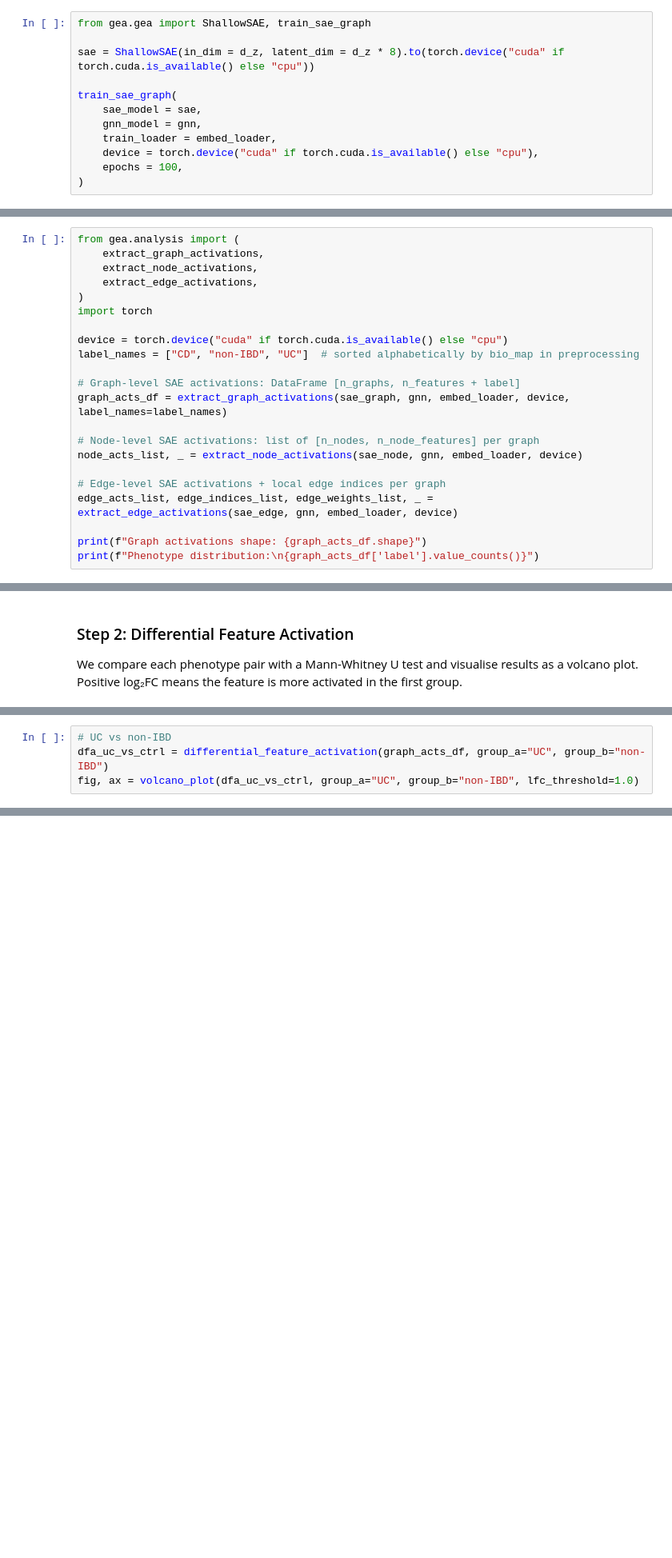
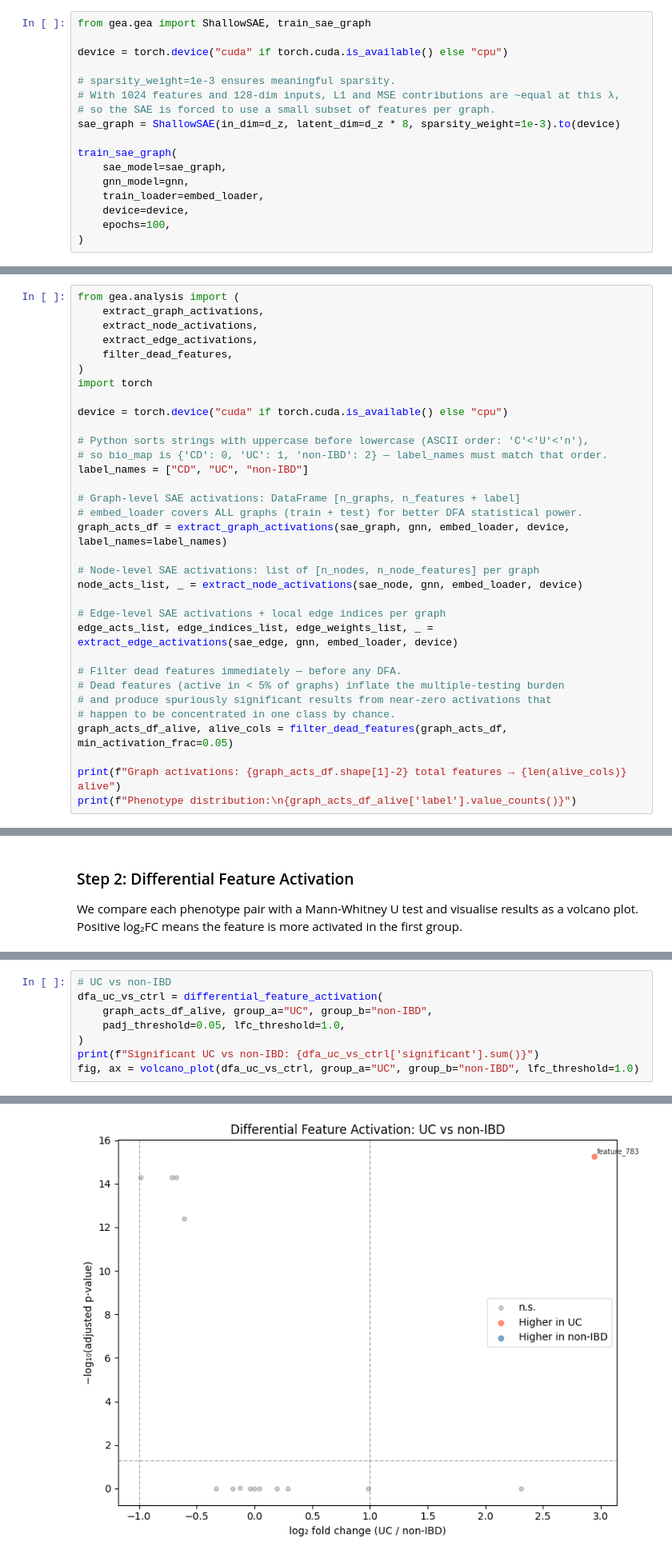
Before and after one commit to Multiomics-Analytics-Group/gea, a Jupyter notebook: docs/tutorial/tutorial-ibd.ipynb, the cells around one changed output, grey strips where cells are left out. Shown at 80% size. Saved outputs shown, nothing was run; the diff lists cells and outputs as text; blank space fills up the shorter version.

```diff
--- a/docs/tutorial/tutorial-ibd.ipynb
+++ b/docs/tutorial/tutorial-ibd.ipynb
@@ -264,14 +471,19 @@ gnn.plot_graph_embeddings(embed_loader, label_names=["CD", "UC", "non-IBD"])
 # %%
 from gea.gea import ShallowSAE, train_sae_graph
 
-sae = ShallowSAE(in_dim = d_z, latent_dim = d_z * 8).to(torch.device("cuda" if torch.cuda.is_available() else "cpu"))
+device = torch.device("cuda" if torch.cuda.is_available() else "cpu")
+
+# sparsity_weight=1e-3 ensures meaningful sparsity.
+# With 1024 features and 128-dim inputs, L1 and MSE contributions are ~equal at this λ,
+# so the SAE is forced to use a small subset of features per graph.
+sae_graph = ShallowSAE(in_dim=d_z, latent_dim=d_z * 8, sparsity_weight=1e-3).to(device)
 
 train_sae_graph(
-    sae_model = sae,
-    gnn_model = gnn,
-    train_loader = embed_loader,
-    device = torch.device("cuda" if torch.cuda.is_available() else "cpu"),
-    epochs = 100,
+    sae_model=sae_graph,
+    gnn_model=gnn,
+    train_loader=embed_loader,
+    device=device,
+    epochs=100,
 )
 # %% [markdown]
 ### Training node-level SAE
@@ -322,13 +534,18 @@ from gea.analysis import (
     extract_graph_activations,
     extract_node_activations,
     extract_edge_activations,
+    filter_dead_features,
 )
 import torch
 
 device = torch.device("cuda" if torch.cuda.is_available() else "cpu")
-label_names = ["CD", "non-IBD", "UC"]  # sorted alphabetically by bio_map in preprocessing
+
+# Python sorts strings with uppercase before lowercase (ASCII order: 'C'<'U'<'n'),
+# so bio_map is {'CD': 0, 'UC': 1, 'non-IBD': 2} — label_names must match that order.
+label_names = ["CD", "UC", "non-IBD"]
 
 # Graph-level SAE activations: DataFrame [n_graphs, n_features + label]
+# embed_loader covers ALL graphs (train + test) for better DFA statistical power.
 graph_acts_df = extract_graph_activations(sae_graph, gnn, embed_loader, device, label_names=label_names)
 
 # Node-level SAE activations: list of [n_nodes, n_node_features] per graph
@@ -337,5 +554,11 @@ node_acts_list, _ = extract_node_activations(sae_node, gnn, embed_loader, device
 # Edge-level SAE activations + local edge indices per graph
 edge_acts_list, edge_indices_list, edge_weights_list, _ = extract_edge_activations(sae_edge, gnn, embed_loader, device)
 
-print(f"Graph activations shape: {graph_acts_df.shape}")
-print(f"Phenotype distribution:\n{graph_acts_df['label'].value_counts()}")
+# Filter dead features immediately — before any DFA.
+# Dead features (active in < 5% of graphs) inflate the multiple-testing burden
+# and produce spuriously significant results from near-zero activations that
+# happen to be concentrated in one class by chance.
+graph_acts_df_alive, alive_cols = filter_dead_features(graph_acts_df, min_activation_frac=0.05)
+
+print(f"Graph activations: {graph_acts_df.shape[1]-2} total features → {len(alive_cols)} alive")
+print(f"Phenotype distribution:\n{graph_acts_df_alive['label'].value_counts()}")
@@ -355,4 +611,9 @@ fig, ax = volcano_plot(dfa_cd_vs_ctrl, group_a="CD", group_b="non-IBD", lfc_thre
 # %%
 # UC vs non-IBD
-dfa_uc_vs_ctrl = differential_feature_activation(graph_acts_df, group_a="UC", group_b="non-IBD")
+dfa_uc_vs_ctrl = differential_feature_activation(
+    graph_acts_df_alive, group_a="UC", group_b="non-IBD",
+    padj_threshold=0.05, lfc_threshold=1.0,
+)
+print(f"Significant UC vs non-IBD: {dfa_uc_vs_ctrl['significant'].sum()}")
 fig, ax = volcano_plot(dfa_uc_vs_ctrl, group_a="UC", group_b="non-IBD", lfc_threshold=1.0)
+# %% [output]
@@ -359,2 +621,3 @@ fig, ax = volcano_plot(dfa_uc_vs_ctrl, group_a="UC", group_b="non-IBD", lfc_thre
+[figure, added]
 # %%
 # CD vs UC — features that distinguish the two IBD subtypes
```
Also changed, not shown: parts of 44 cells of this notebook.
